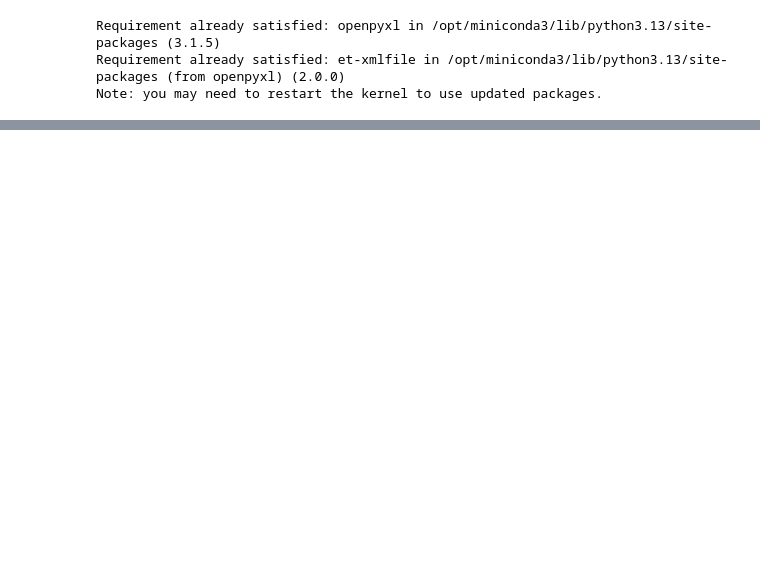
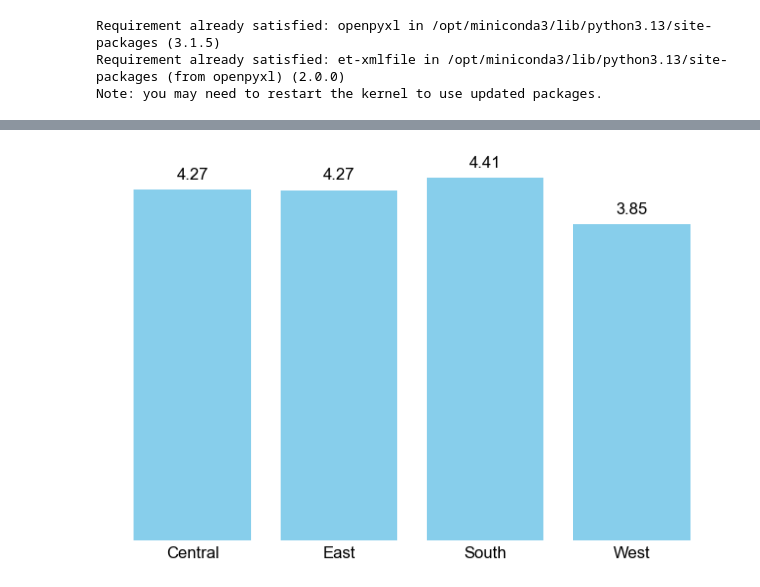
Before and after one commit to Eyetsko/Muesli-Project, a Jupyter notebook: EDA_Lea.ipynb, the cells around one changed output, grey strips where cells are left out. Cells and saved outputs as stored; diff of their text form; code cells hidden in the pictures; blank space fills up the shorter version.

```diff
--- a/EDA_Lea.ipynb
+++ b/EDA_Lea.ipynb
@@ -117,0 +268,25 @@ muesli_all
+# %%
+import matplotlib.pyplot as plt
+
+x = region_stats['region']
+y = region_stats['mean_days']
+
+plt.figure(figsize=(8,5))
+bars = plt.bar(x, y, color='skyblue')
+
+for bar, value in zip(bars, y):
+    plt.text(bar.get_x() + bar.get_width()/2, value + 0.1, f'{value:.2f}',
+             ha='center', va='bottom', fontsize=12, fontname='Arial')
+
+
+plt.xticks(fontsize=12, fontname='Arial')
+plt.yticks([])
+
+for spine in plt.gca().spines.values():
+    spine.set_visible(False)
+
+plt.tick_params(axis='x', length=0)
+
+plt.show()
+# %% [output]
+[figure, added]
```
Also changed, not shown: parts of 33 cells of this notebook.
